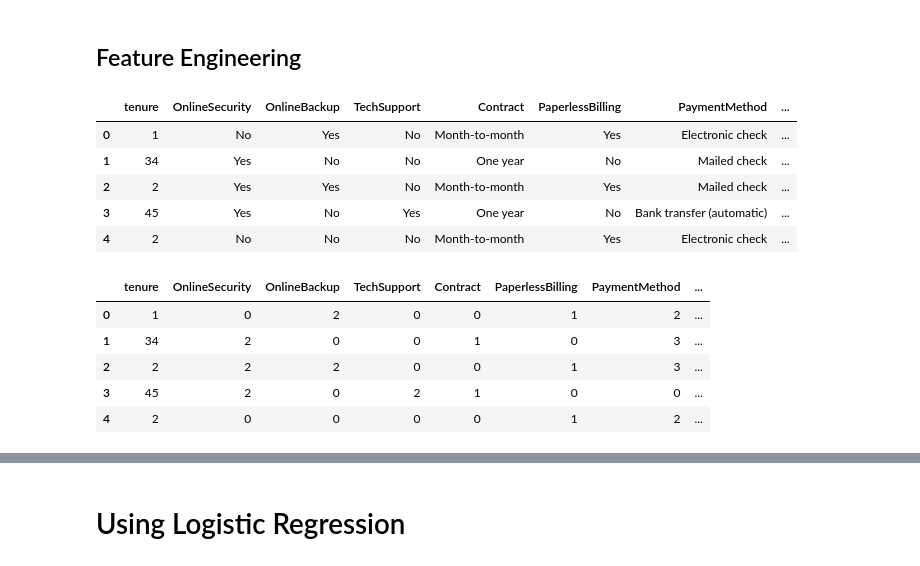
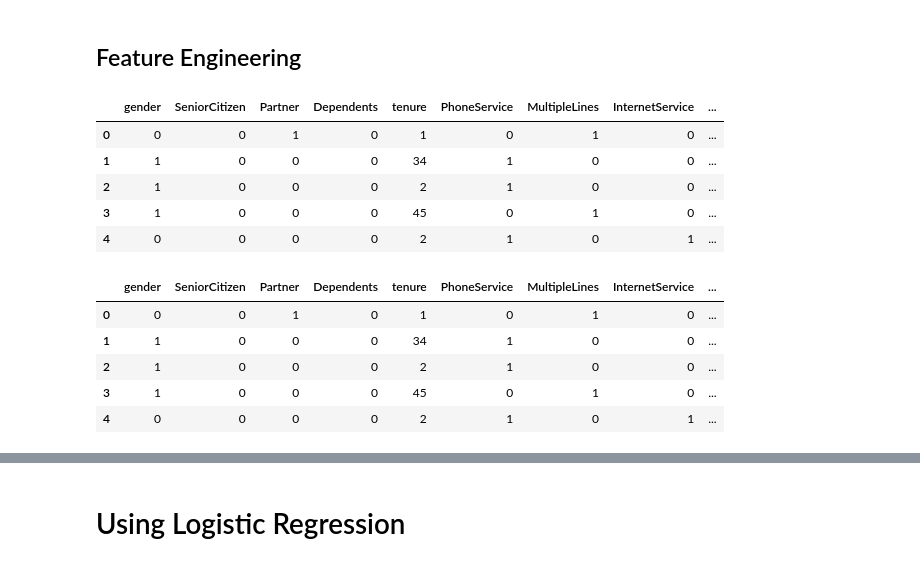
Before and after one commit to Chimmz/customer-churn-prediction, a Jupyter notebook: customer_churn.py.ipynb, the cells around one changed output, grey strips where cells are left out. Drawn from its saved outputs; the diff is of its cells as text; code cells hidden in the pictures.

```diff
--- a/customer_churn.py.ipynb
+++ b/customer_churn.py.ipynb
@@ -136,3 +140,8 @@ MonthlyCharges      0
 TotalCharges        0
 Churn               0
 dtype: int64
+# %%
+cols_to_replace = ['OnlineSecurity', 'OnlineBackup', 'DeviceProtection', 'TechSupport', 'StreamingTV', 'StreamingMovies']
+
+for col in cols_to_replace:
+    print(df[col].unique(), sep='\n')
@@ -138,0 +155,6 @@ dtype: int64
+# %%
+for col in cols_to_replace:
+    df[col].replace('No internet service', 'No', inplace=True)
+# %%
+for col in cols_to_replace:
+    print(df[col].unique(), sep='\n')
@@ -244,25 +293,28 @@ sns.heatmap(df.select_dtypes(['int', 'float']).corr(), annot=True, cmap='Blues')
 # %% [markdown]
 ## Feature Engineering
 # %%
-unwanted_cols = ['customerID'] + ['gender',
- 'SeniorCitizen',
- 'PhoneService',
- 'MultipleLines',
- 'InternetService',
- 'DeviceProtection',
- 'StreamingTV',
- 'StreamingMovies'] + ['Partner', 'Dependents']
+unwanted_cols = ['customerID',
+#                  'SeniorCitizen',
+#                  'PaperlessBilling',
+#                  'PhoneService',
+#                  'MultipleLines',
+#                  'StreamingTV',
+#                  'StreamingMovies',
+#                  'gender',
+#                  'InternetService',
+#                  'Partner',
+#                  'Dependents'
+                ]
 
-df = df.drop(unwanted_cols, axis=1)
-
-df.head()
+data = df[[col for col in df.columns if col not in unwanted_cols]]
+data.head()
 # %% [output]
-|  | tenure | OnlineSecurity | OnlineBackup | TechSupport | Contract | PaperlessBilling | PaymentMethod | ... |
-| 0 | 1 | No | Yes | No | Month-to-month | Yes | Electronic check | ... |
-| 1 | 34 | Yes | No | No | One year | No | Mailed check | ... |
-| 2 | 2 | Yes | Yes | No | Month-to-month | Yes | Mailed check | ... |
-| 3 | 45 | Yes | No | Yes | One year | No | Bank transfer (automatic) | ... |
-| 4 | 2 | No | No | No | Month-to-month | Yes | Electronic check | ... |
+|  | gender | SeniorCitizen | Partner | Dependents | tenure | PhoneService | MultipleLines | InternetService | ... |
+| 0 | 0 | 0 | 1 | 0 | 1 | 0 | 1 | 0 | ... |
+| 1 | 1 | 0 | 0 | 0 | 34 | 1 | 0 | 0 | ... |
+| 2 | 1 | 0 | 0 | 0 | 2 | 1 | 0 | 0 | ... |
+| 3 | 1 | 0 | 0 | 0 | 45 | 0 | 1 | 0 | ... |
+| 4 | 0 | 0 | 0 | 0 | 2 | 1 | 0 | 1 | ... |
 # %%
 from sklearn.preprocessing import LabelEncoder
 # %%
@@ -275,11 +326,11 @@ for col in df.select_dtypes('object'):
 # %%
-df.head()
+data.head()
 # %% [output]
-|  | tenure | OnlineSecurity | OnlineBackup | TechSupport | Contract | PaperlessBilling | PaymentMethod | ... |
-| 0 | 1 | 0 | 2 | 0 | 0 | 1 | 2 | ... |
-| 1 | 34 | 2 | 0 | 0 | 1 | 0 | 3 | ... |
-| 2 | 2 | 2 | 2 | 0 | 0 | 1 | 3 | ... |
-| 3 | 45 | 2 | 0 | 2 | 1 | 0 | 0 | ... |
-| 4 | 2 | 0 | 0 | 0 | 0 | 1 | 2 | ... |
+|  | gender | SeniorCitizen | Partner | Dependents | tenure | PhoneService | MultipleLines | InternetService | ... |
+| 0 | 0 | 0 | 1 | 0 | 1 | 0 | 1 | 0 | ... |
+| 1 | 1 | 0 | 0 | 0 | 34 | 1 | 0 | 0 | ... |
+| 2 | 1 | 0 | 0 | 0 | 2 | 1 | 0 | 0 | ... |
+| 3 | 1 | 0 | 0 | 0 | 45 | 0 | 1 | 0 | ... |
+| 4 | 0 | 0 | 0 | 0 | 2 | 1 | 0 | 1 | ... |
 # %%
 # Select features & target
```
Also changed, not shown: parts of 28 cells of this notebook, 1 other file.
